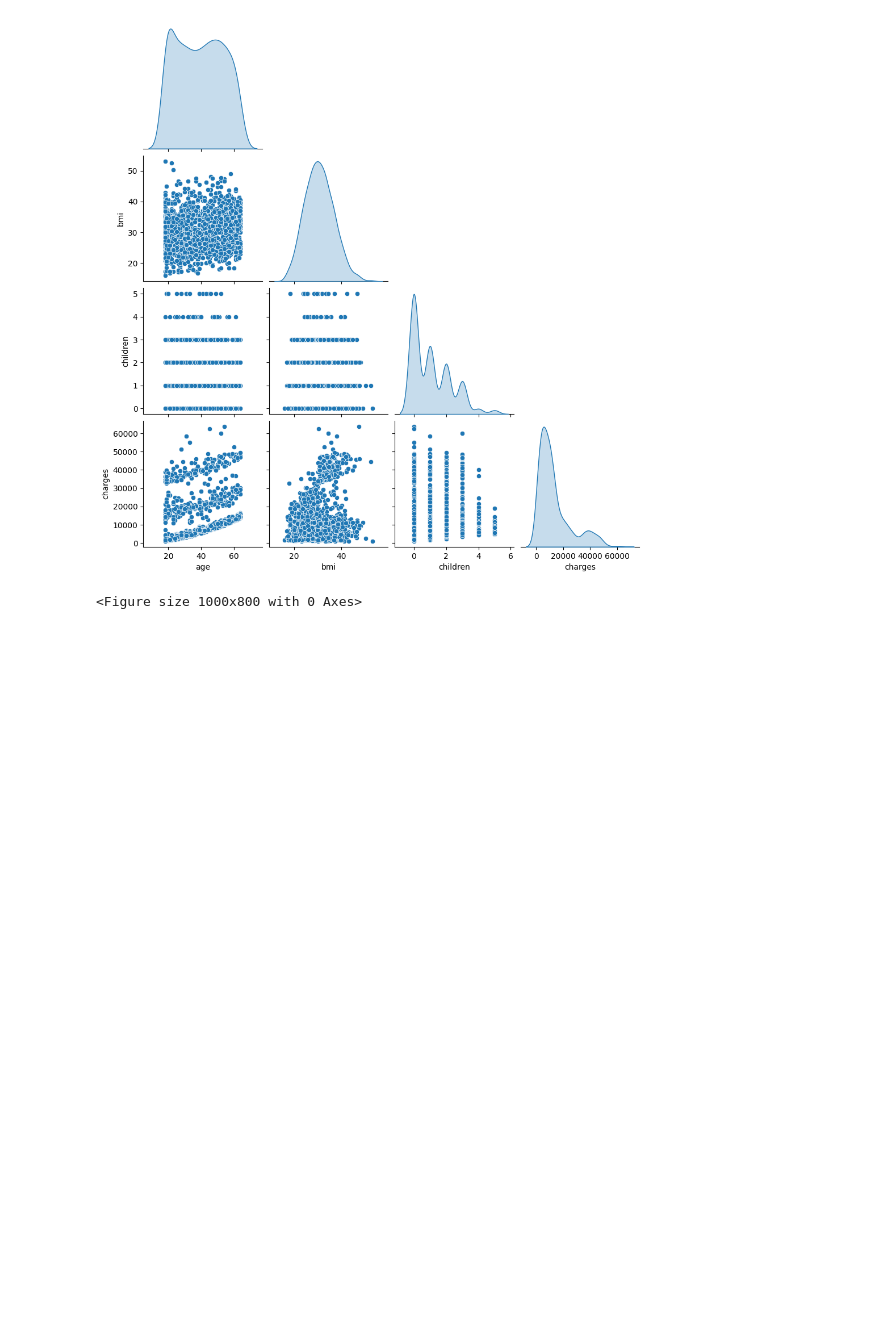
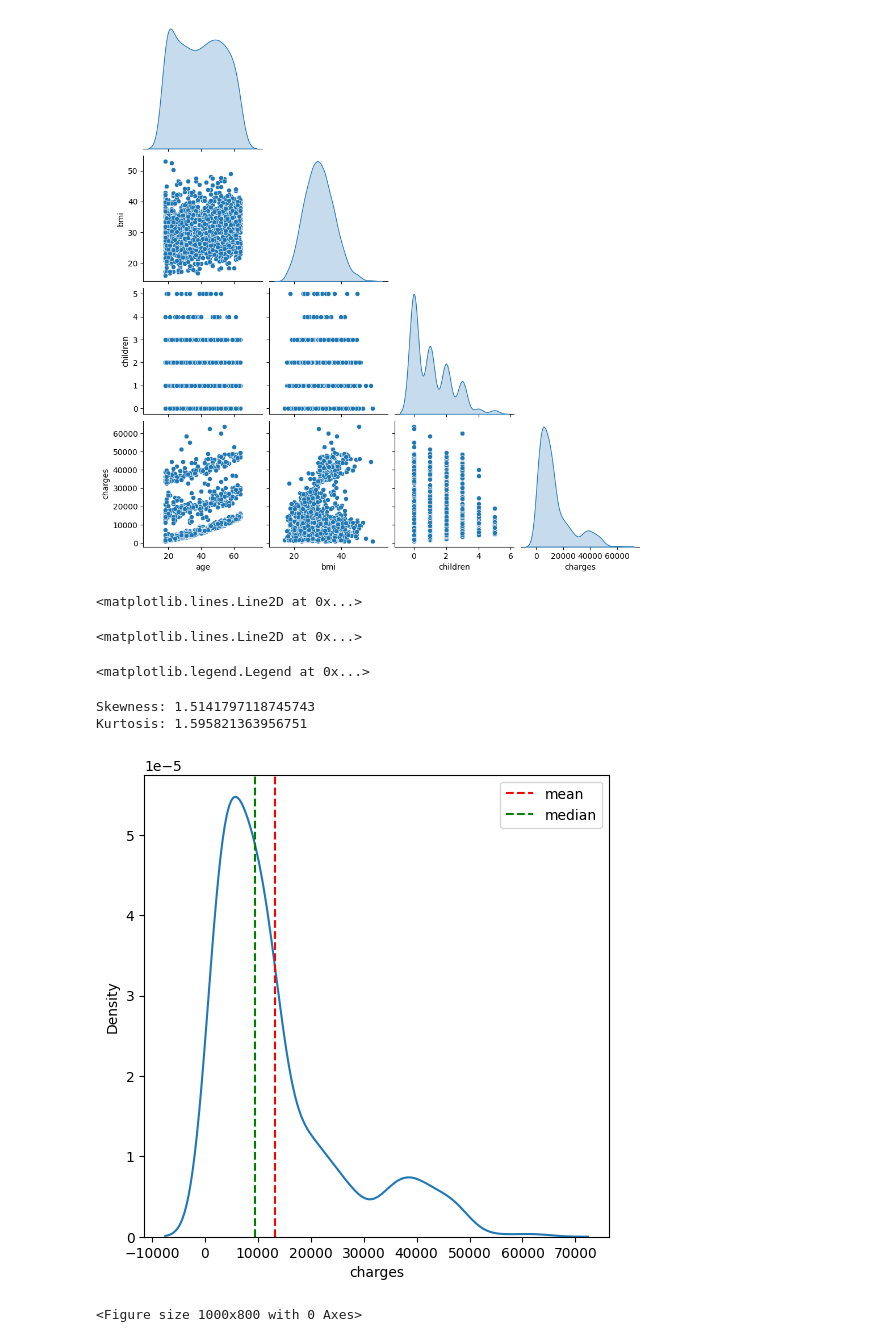
Before and after one commit to EdwinVivek/insurance-charges, a Jupyter notebook: insurance-charges-prediction.ipynb, the cells around one changed output. Cells and saved outputs as stored; diff of their text form; code cells hidden in the pictures; blank space fills up the shorter version.

```diff
--- a/insurance-charges-prediction.ipynb
+++ b/insurance-charges-prediction.ipynb
@@ -120,6 +120,24 @@ sns.pairplot(data=insurance, diag_kind='kde', corner=True)
 # %% [output]
 <seaborn.axisgrid.PairGrid at 0x...>
 [figure]
+# %%
+#analyzing the DV
+fig, ax = plt.subplots(figsize=(6,6))
+ax = sns.kdeplot(insurance['charges'])
+ax.axvline(np.mean(insurance['charges']),  ls='--', color='r', label='mean')
+ax.axvline(np.median(insurance['charges']),  ls='--', color='g', label='median')
+ax.legend()
+
+#skewness & kurtosis
+print("Skewness:",  stats.skew(insurance['charges']))
+print("Kurtosis:",  stats.kurtosis(insurance['charges']))
+# %% [output]
+<matplotlib.lines.Line2D at 0x...>
+<matplotlib.lines.Line2D at 0x...>
+<matplotlib.legend.Legend at 0x...>
+Skewness: 1.5141797118745743
+Kurtosis: 1.595821363956751
+[figure, added]
 # %%
 corr_matrix = insurance.corr(numeric_only=True)
 plt.figure(figsize=(10, 8))
```
Also changed, not shown: parts of 31 cells of this notebook, 1 other file.
